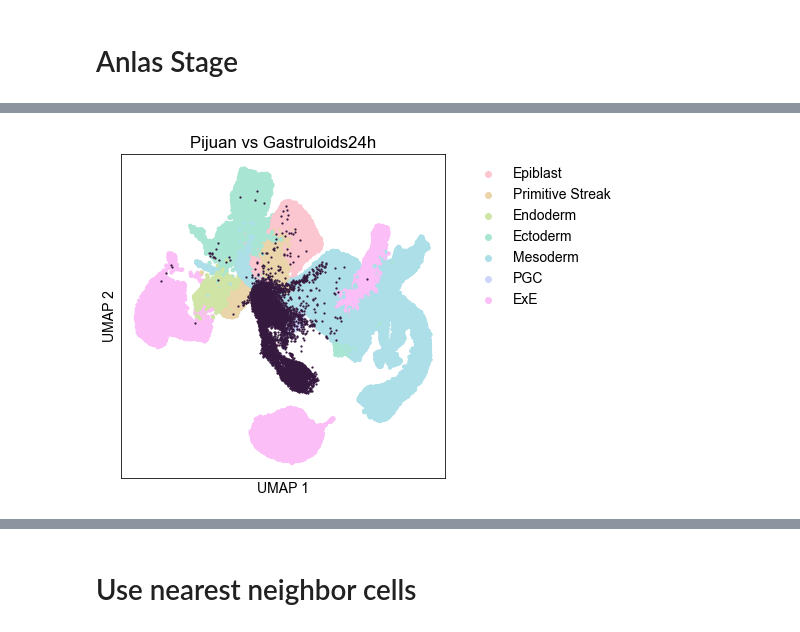
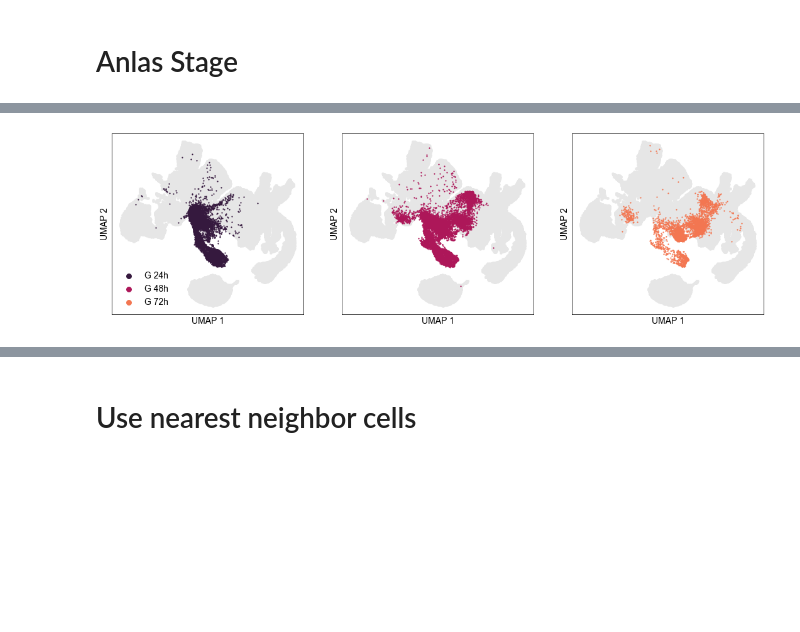
Before and after one commit to grinic/scRNAseq_gastruloids2020, a Jupyter notebook: integration/pijuan_anlas_useNN/plot_integration.ipynb, the cells around one changed output, grey strips where cells are left out. Saved outputs shown, nothing was run; the diff lists cells and outputs as text; code cells hidden in the pictures; blank space fills up the shorter version.

```diff
--- a/integration/pijuan_anlas_useNN/plot_integration.ipynb
+++ b/integration/pijuan_anlas_useNN/plot_integration.ipynb
@@ -551,36 +552,72 @@ fig.savefig(os.path.join(folder,'pijuanFate_vs_gastrStageAll.pdf'), dpi=600)
 # %%
+fig, ax = plt.subplots(nrows=1, ncols=3, figsize=(18,5))
+fig.subplots_adjust(left=0.1, right=0.9, top=0.9, bottom=0.1)
+
+for a in ax:
+    g1 = sns.scatterplot(data=df1, x='V1', y='V2',
+                    s=20,
+#                     hue='celltype',
+#                     hue_order=mousetype_order,
+#                     palette = cp,
+                    color=lighten_color('gray',0.2),
+                    linewidth=0, alpha=1.,
+                    ax=a,
+                    rasterized=True)
+
+################
+
 df2 = df[(df.dataset=='anlas')&(df.stage_anlas=='24h')]
+g2 = sns.scatterplot(data=df2, x='V1', y='V2',
+                    s=5,
+    #                 hue='replicate',
+                    color = colorsanlas_stage['24h'],
+                    linewidth=0, alpha=1.,
+                    edgecolors='none',
+                    ax=ax[0],
+                    rasterized=True,
+                    label='G 24h')
 
-fig, ax = plt.subplots(figsize=(10,6))
-fig.subplots_adjust(left=0.15, right=0.6, top=0.9, bottom=0.15)
+################
 
-g1 = sns.scatterplot(data=df1, x='V1', y='V2',
-                s=20,
-                hue='celltype',
-                hue_order=mousetype_order,
-                palette = cp,
-                linewidth=0, alpha=1.,
-                ax=ax,
-                rasterized=True)
-g2 = sns.scatterplot(data=df2, x='V1', y='V2',
-                s=5,
-#                 hue='replicate',
-                color = ca_stage[0],
-                linewidth=0, alpha=1.,
-                edgecolors='none',
-                ax=ax,
-                rasterized=True)
+df2 = df[(df.dataset=='anlas')&(df.stage_anlas=='48h')]
+g3 = sns.scatterplot(data=df2, x='V1', y='V2',
+                    s=5,
+    #                 hue='replicate',
+                    color = colorsanlas_stage['48h'],
+                    linewidth=0, alpha=1.,
+                    ax=ax[1],
+                    rasterized=True,
+                    label='G 48h')
 
-ax.set_xlabel('UMAP 1')
-ax.set_ylabel('UMAP 2')
+################
 
-ax.set_xticks([])
-ax.set_yticks([])
+df2 = df[(df.dataset=='anlas')&(df.stage_anlas=='72h')]
+g4 = sns.scatterplot(data=df2, x='V1', y='V2',
+                    s=5,
+    #                 hue='replicate',
+                    color = colorsanlas_stage['72h'],
+                    linewidth=0, alpha=1.,
+                    ax=ax[2],
+                    rasterized=True,
+                    label='G 72h')
 
-ax.set_title('Pijuan vs Gastruloids24h')
+for a in ax:
+    a.set_xlabel('UMAP 1')
+    a.set_ylabel('UMAP 2')
 
-plt.legend(frameon=False,bbox_to_anchor=(1.05, 1))
+    a.set_xticks([])
+    a.set_yticks([])
 
-fig.savefig(os.path.join(folder,'pijuanFate_vs_gastrStage24h.pdf'), dpi=600)
+    # ax.set_title('Pijuan vs Gastruloids24h')
+
+    a.legend(frameon=False,bbox_to_anchor=(1.05, 1))
+    a.get_legend().remove()
+
+handles, labels = [(a + b + c) for a, b, c in zip(ax[0].get_legend_handles_labels(),
+                                           ax[1].get_legend_handles_labels(),
+                                           ax[2].get_legend_handles_labels())]
+ax[0].legend(handles, labels, loc=3, frameon=False, markerscale=4)
+
+fig.savefig(os.path.join(folder,'pijuanFate_vs_gastrStageSeparated.png'), dpi=600)
 # %% [output]
-[figure, old version]
+[figure, new version]
```
Also changed, not shown: parts of 29 cells of this notebook, 6 other files.
